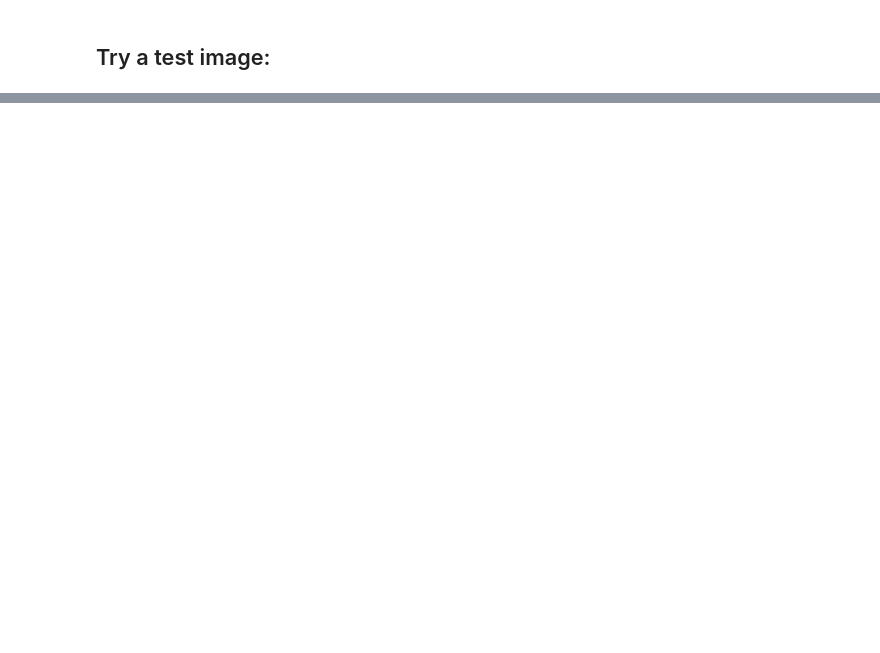
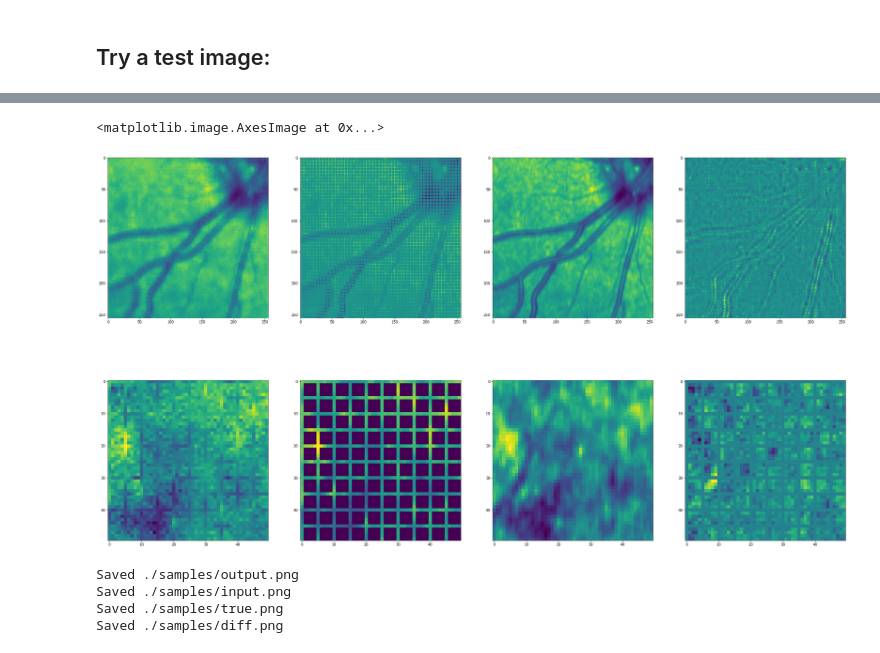
Before and after one commit to MJordahn/AIA_Spring_2020, a Jupyter notebook: Miniproject/superResGAN.ipynb, the cells around one changed output, grey strips where cells are left out. Cells and saved outputs as stored; diff of their text form; code cells hidden in the pictures; blank space fills up the shorter version.

```diff
--- a/Miniproject/superResGAN.ipynb
+++ b/Miniproject/superResGAN.ipynb
@@ -198,14 +228,14 @@ class Discriminator(nn.Module):
 # %%
 
 # Creates the model to be used.
-def create_model(g_conv_dim=64, d_conv_dim=64, n_res_blocks=2):
+def create_model(g_conv_dim=64, d_conv_dim=64, n_res_blocks=2, ts=[]):
     """Builds the generators and discriminators."""
 
     device = torch.device("cuda:0")
 
     # Instantiate generators
-    generator=Generator(conv_dim=g_conv_dim, n_res_blocks=n_res_blocks)
-
+    generator=Generator(conv_dim=g_conv_dim, n_res_blocks=n_res_blocks, t_=ts)
+    #print("2 ", generator.t[0,0,:10,:10])
     # Instantiate discriminators
     discriminator = Discriminator(conv_dim=d_conv_dim)
 
@@ -393,3 +537,43 @@ Generator(
     (0): ConvTranspose2d(64, 1, kernel_size=(4, 4), stride=(2, 2), padding=(1, 1), bias=False)
   )
 )
+# %%
+fig, ax = plt.subplots(2,4)
+fig.set_size_inches(18.5*2, 10.5*2)
+#ax.cla()
+ax[0,0].imshow(test_out[0,0,:,:]) # Output
+ax[0,1].imshow(train_pic.data.cpu().numpy()[0,0,:,:]-torch.matmul(t, torch.matmul(train_pic, t)).data.cpu().numpy()[0,0,:,:]) # input
+ax[0,2].imshow(train_pic.data.cpu().numpy()[0,0,:,:]) # true
+ax[0,3].imshow(test_out[0,0,:,:]-train_pic.data.cpu().numpy()[0,0,:,:])
+ax[1,0].imshow(test_out[0,0,:50,:50]) # Output
+ax[1,1].imshow(train_pic.data.cpu().numpy()[0,0,:50,:50]-torch.matmul(t, torch.matmul(train_pic, t)).data.cpu().numpy()[0,0,:50,:50]) # input
+ax[1,2].imshow(train_pic.data.cpu().numpy()[0,0,:50,:50]) # true
+ax[1,3].imshow(test_out[0,0,:50,:50]-train_pic.data.cpu().numpy()[0,0,:50,:50])
+# %% [output]
+<matplotlib.image.AxesImage at 0x...>
+[figure, added]
+# %%
+# Write samples
+path = os.path.join("./samples/output.png")
+cv2.imwrite(path, 255*((test_out[0,0,:,:])+1)/2)
+print('Saved {}'.format(path))
+
+# Write samples
+path = os.path.join("./samples/input.png")
+cv2.imwrite(path, 255*((train_pic.data.cpu().numpy()[0,0,:,:]-torch.matmul(t, torch.matmul(train_pic, t)).data.cpu().numpy()[0,0,:,:])+1)/2)
+print('Saved {}'.format(path))
+
+# Write samples
+path = os.path.join("./samples/true.png")
+cv2.imwrite(path, 255*((train_pic.data.cpu().numpy()[0,0,:,:])+1)/2)
+print('Saved {}'.format(path))
+
+# Write samples
+path = os.path.join("./samples/diff.png")
+cv2.imwrite(path, 255*((test_out[0,0,:,:]-train_pic.data.cpu().numpy()[0,0,:,:])+1)/2)
+print('Saved {}'.format(path))
+# %% [output]
+Saved ./samples/output.png
+Saved ./samples/input.png
+Saved ./samples/true.png
+Saved ./samples/diff.png
```
Also changed, not shown: parts of 33 cells of this notebook, 1 other file.
